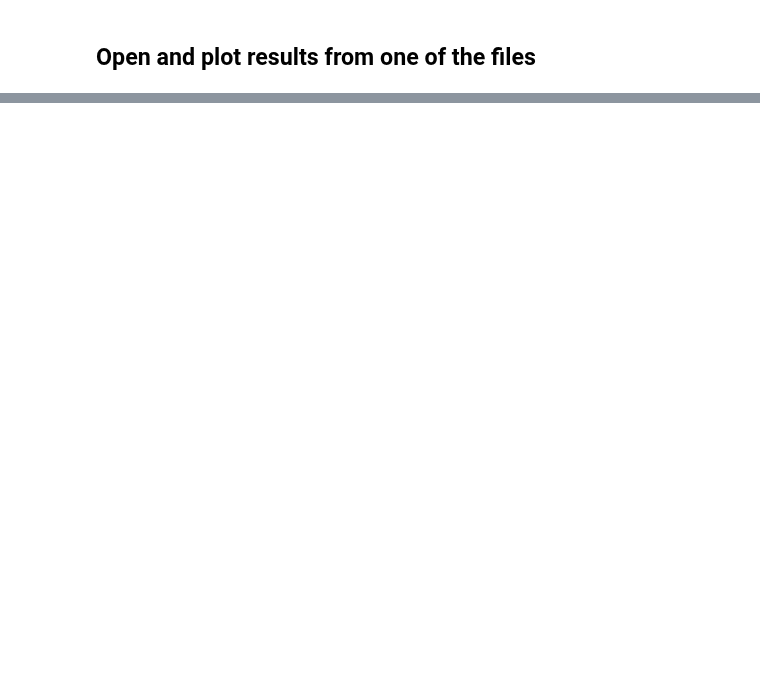
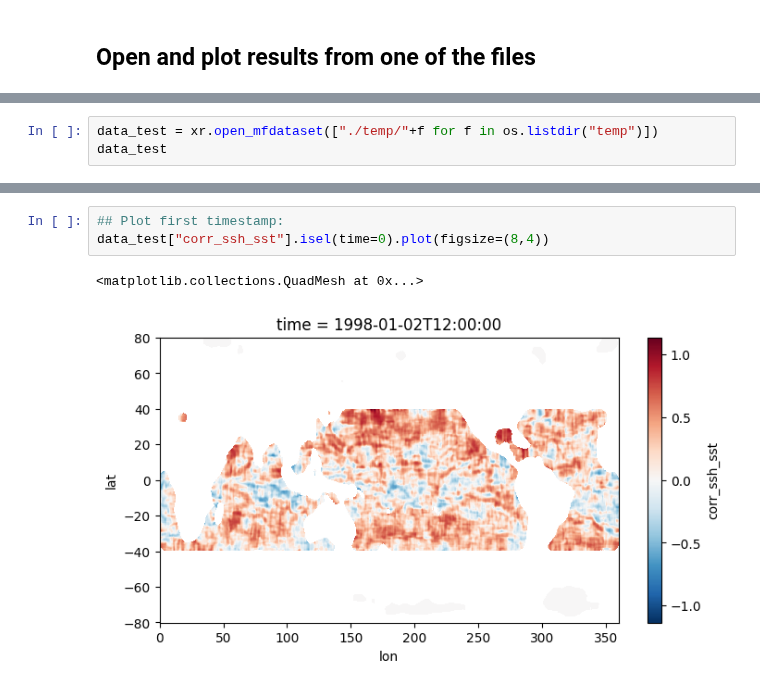
Before and after one commit to DeanHenze/cloud_earthdata, a Jupyter notebook: coiled/demos/ssh_sst_corr_fullcomp.ipynb, the cells around one changed output, grey strips where cells are left out. Saved outputs shown, nothing was run; the diff lists cells and outputs as text; blank space fills up the shorter version.

```diff
--- a/coiled/demos/ssh_sst_corr_fullcomp.ipynb
+++ b/coiled/demos/ssh_sst_corr_fullcomp.ipynb
@@ -450,0 +479,3 @@ spatial_corrmap_tos3_coiled.cluster.shutdown()
+# %%
+data_test = xr.open_mfdataset(["./temp/"+f for f in os.listdir("temp")])
+data_test
@@ -450,0 +512,6 @@ spatial_corrmap_tos3_coiled.cluster.shutdown()
+# %%
+## Plot first timestamp:
+data_test["corr_ssh_sst"].isel(time=0).plot(figsize=(8,4))
+# %% [output]
+<matplotlib.collections.QuadMesh at 0x...>
+[figure, added]
```
Also changed, not shown: parts of 14 cells of this notebook.
